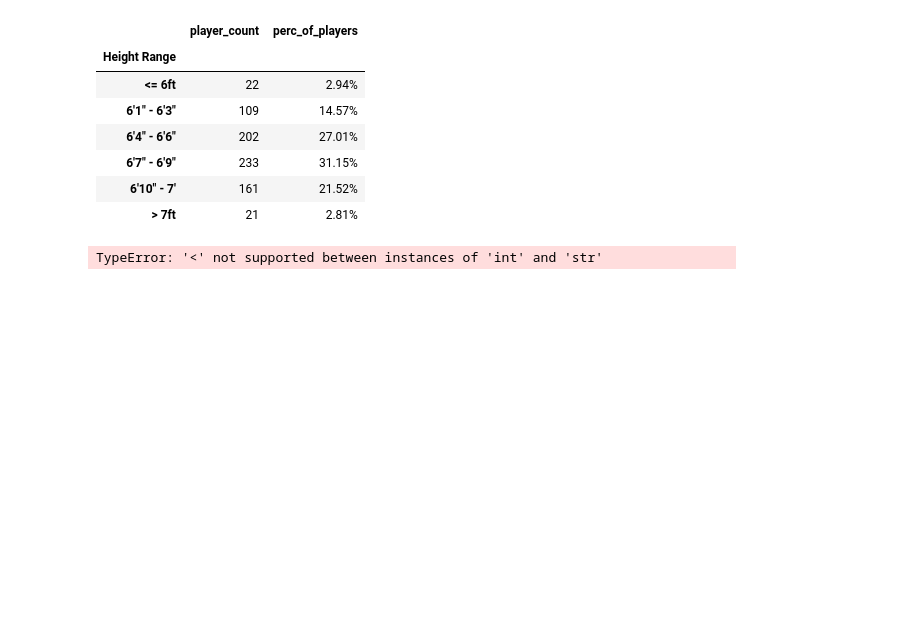
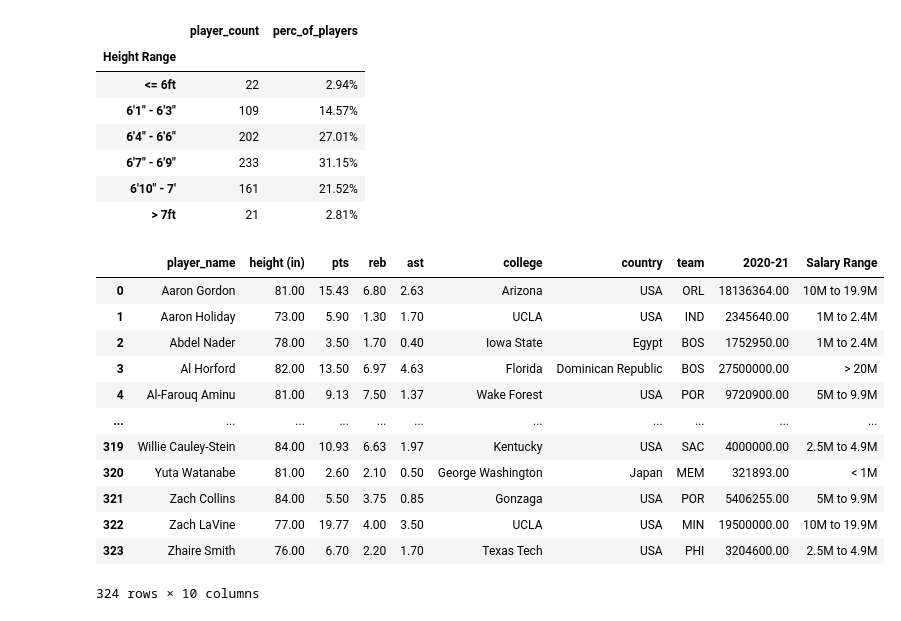
Before and after one commit to ic17rey/butler-groupA-project1, a Jupyter notebook: nba_height_project_analysis.ipynb, the cells around one changed output. Cells and saved outputs as stored; diff of their text form; code cells hidden in the pictures; blank space fills up the shorter version.

```diff
--- a/nba_height_project_analysis.ipynb
+++ b/nba_height_project_analysis.ipynb
@@ -174,13 +177,27 @@ binning_nba_heights_df
 | 6'7" - 6'9" | 233 | 31.15% |
 | 6'10" - 7' | 161 | 21.52% |
 | > 7ft | 21 | 2.81% |
+# %%
+pd.options.display.float_format = "{:.2f}".format
 # %%
 # Binning the salaries
-group_names_salary = ["< 500k", "500k to 999k", "1M to 1.4M", "1.5M to 1.9M", "2M to 2.4M", "2.5M to 2.9M", "> 3M"]
-bins_salary = [0, 500000, 1000000, 1500000, 2000000, 2500000, 3000000]
+group_names_salary = ["< 1M", "1M to 2.4M", "2.5M to 4.9M", "5M to 9.9M", "10M to 19.9M", "> 20M"]
+bins_salary = [0, 1000000, 2500000, 5000000, 10000000, 20000000, 30000000]
 
 nba_stats_with_salary_df["Salary Range"] = pd.cut(nba_stats_with_salary_df["2020-21"],\
                                                   bins_salary, labels=group_names_salary)
-nba_stats_df
+nba_stats_with_salary_df
 # %% [output]
+|  | player_name | height (in) | pts | reb | ast | college | country | team | 2020-21 | Salary Range |
+| 0 | Aaron Gordon | 81.00 | 15.43 | 6.80 | 2.63 | Arizona | USA | ORL | 18136364.00 | 10M to 19.9M |
+| 1 | Aaron Holiday | 73.00 | 5.90 | 1.30 | 1.70 | UCLA | USA | IND | 2345640.00 | 1M to 2.4M |
+| 2 | Abdel Nader | 78.00 | 3.50 | 1.70 | 0.40 | Iowa State | Egypt | BOS | 1752950.00 | 1M to 2.4M |
+| 3 | Al Horford | 82.00 | 13.50 | 6.97 | 4.63 | Florida | Dominican Republic | BOS | 27500000.00 | > 20M |
+| 4 | Al-Farouq Aminu | 81.00 | 9.13 | 7.50 | 1.37 | Wake Forest | USA | POR | 9720900.00 | 5M to 9.9M |
+| ... | ... | ... | ... | ... | ... | ... | ... | ... | ... | ... |
+| 319 | Willie Cauley-Stein | 84.00 | 10.93 | 6.63 | 1.97 | Kentucky | USA | SAC | 4000000.00 | 2.5M to 4.9M |
+| 320 | Yuta Watanabe | 81.00 | 2.60 | 2.10 | 0.50 | George Washington | Japan | MEM | 321893.00 | < 1M |
+| 321 | Zach Collins | 84.00 | 5.50 | 3.75 | 0.85 | Gonzaga | USA | POR | 5406255.00 | 5M to 9.9M |
+| 322 | Zach LaVine | 77.00 | 19.77 | 4.00 | 3.50 | UCLA | USA | MIN | 19500000.00 | 10M to 19.9M |
+| 323 | Zhaire Smith | 76.00 | 6.70 | 2.20 | 1.70 | Texas Tech | USA | PHI | 3204600.00 | 2.5M to 4.9M |
-TypeError: '<' not supported between instances of 'int' and 'str'
+324 rows × 10 columns
```
Also changed, not shown: parts of 20 cells of this notebook.
